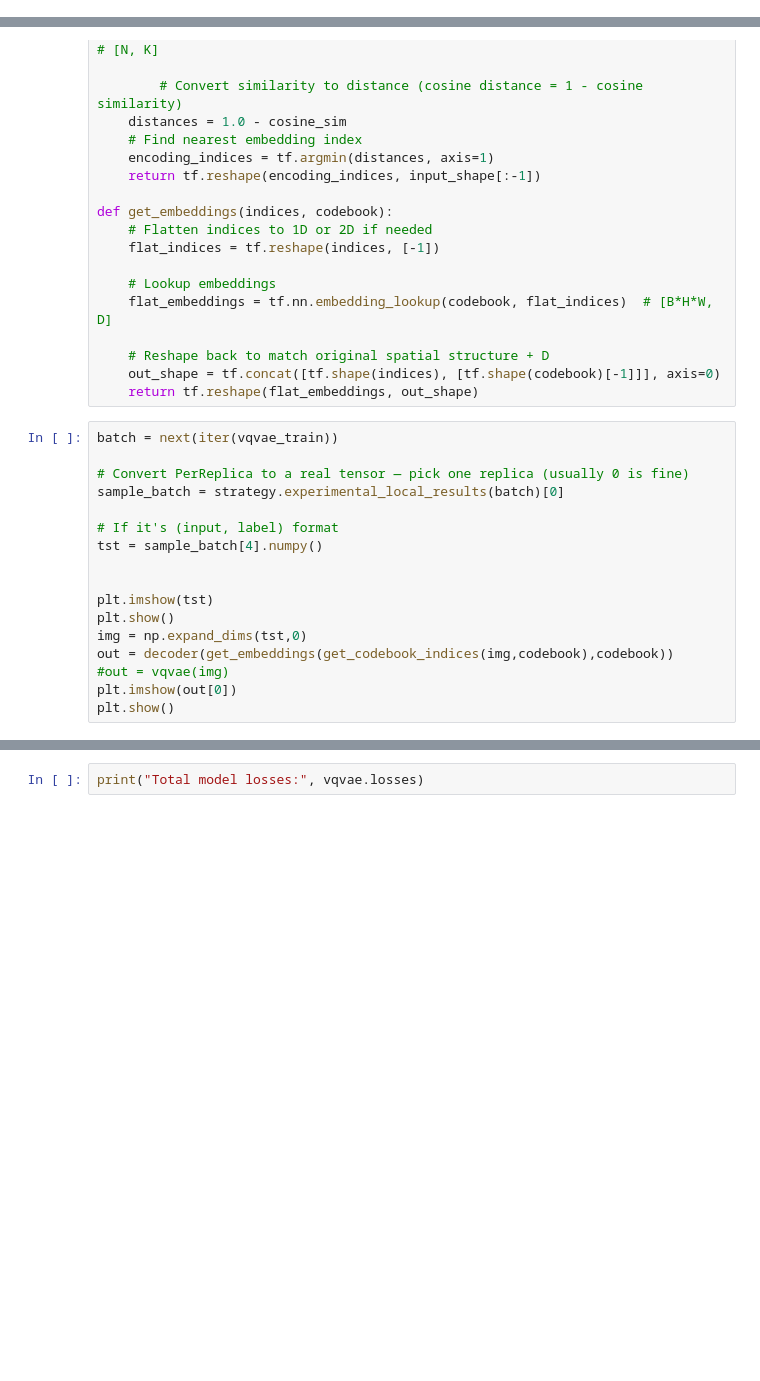
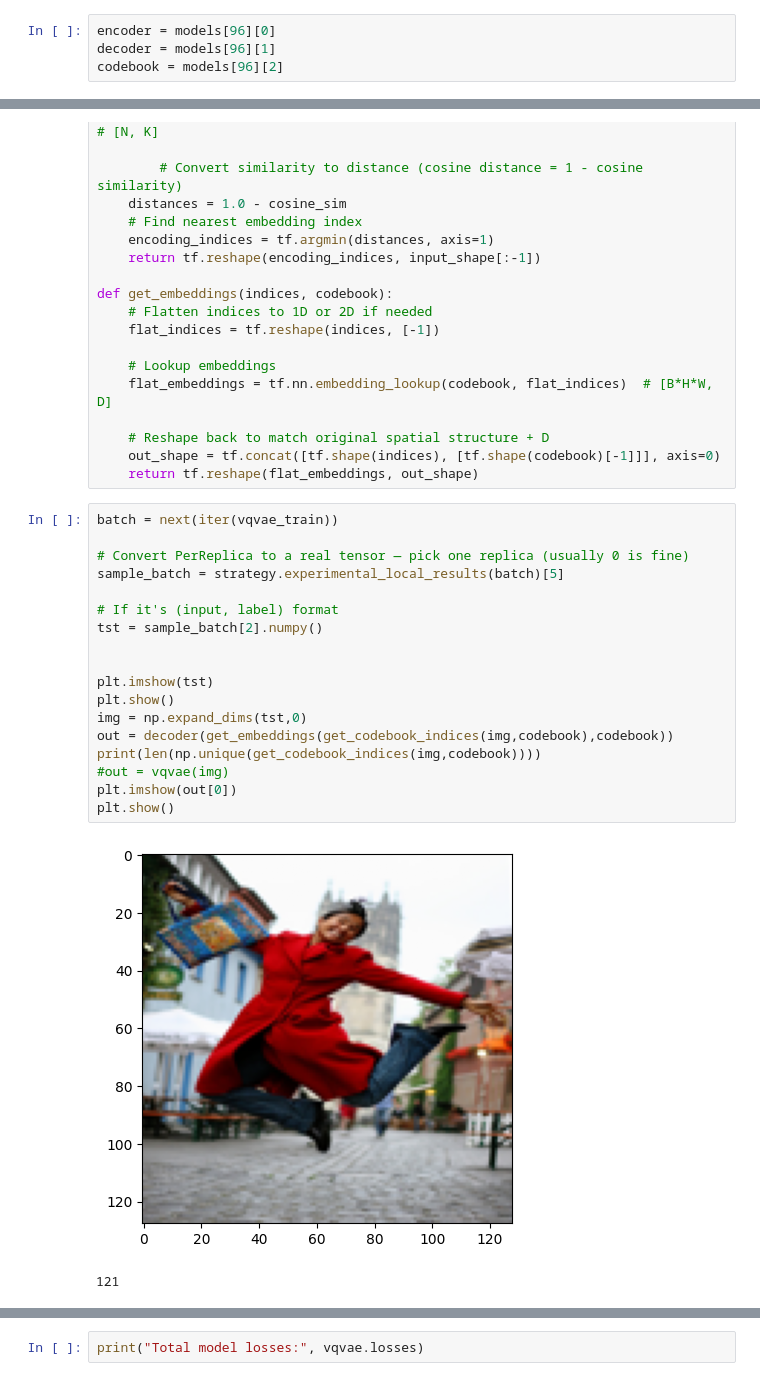
Before and after one commit to Beastojenisto/VQGAN-Transformer, a Jupyter notebook: vqtransformer.ipynb, the cells around one changed output, grey strips where cells are left out. Drawn from its saved outputs; the diff is of its cells as text; blank space fills up the shorter version.

```diff
--- a/vqtransformer.ipynb
+++ b/vqtransformer.ipynb
@@ -673 +721,5 @@ display_pngs_from_folder('/kaggle/working/')
+# %%
+encoder = models[96][0]
+decoder = models[96][1]
+codebook = models[96][2]
 # %%
@@ -716,17 +767,21 @@ def get_embeddings(indices, codebook):
 # %%
 batch = next(iter(vqvae_train))
 
 # Convert PerReplica to a real tensor — pick one replica (usually 0 is fine)
-sample_batch = strategy.experimental_local_results(batch)[0]
+sample_batch = strategy.experimental_local_results(batch)[5]
 
 # If it's (input, label) format
-tst = sample_batch[4].numpy()
+tst = sample_batch[2].numpy()
 
 
 plt.imshow(tst)
 plt.show()
 img = np.expand_dims(tst,0)
 out = decoder(get_embeddings(get_codebook_indices(img,codebook),codebook))
+print(len(np.unique(get_codebook_indices(img,codebook))))
 #out = vqvae(img)
 plt.imshow(out[0])
 plt.show()
+# %% [output]
+[figure, added]
+121
```
Also changed, not shown: parts of 16 cells of this notebook.
